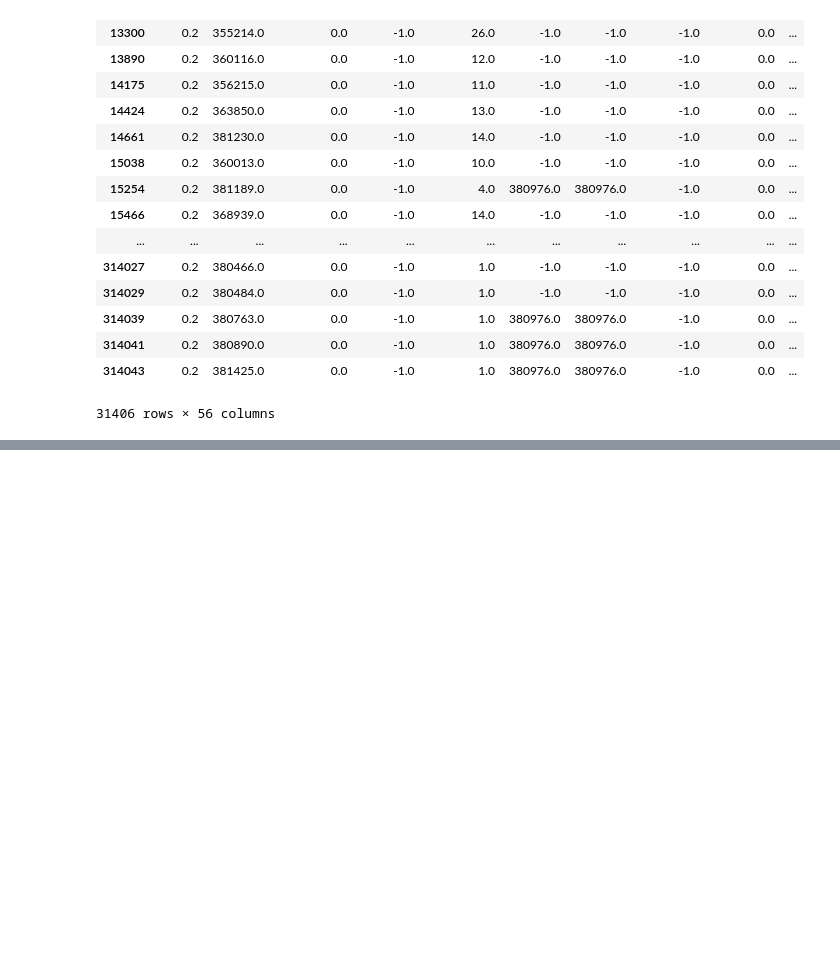
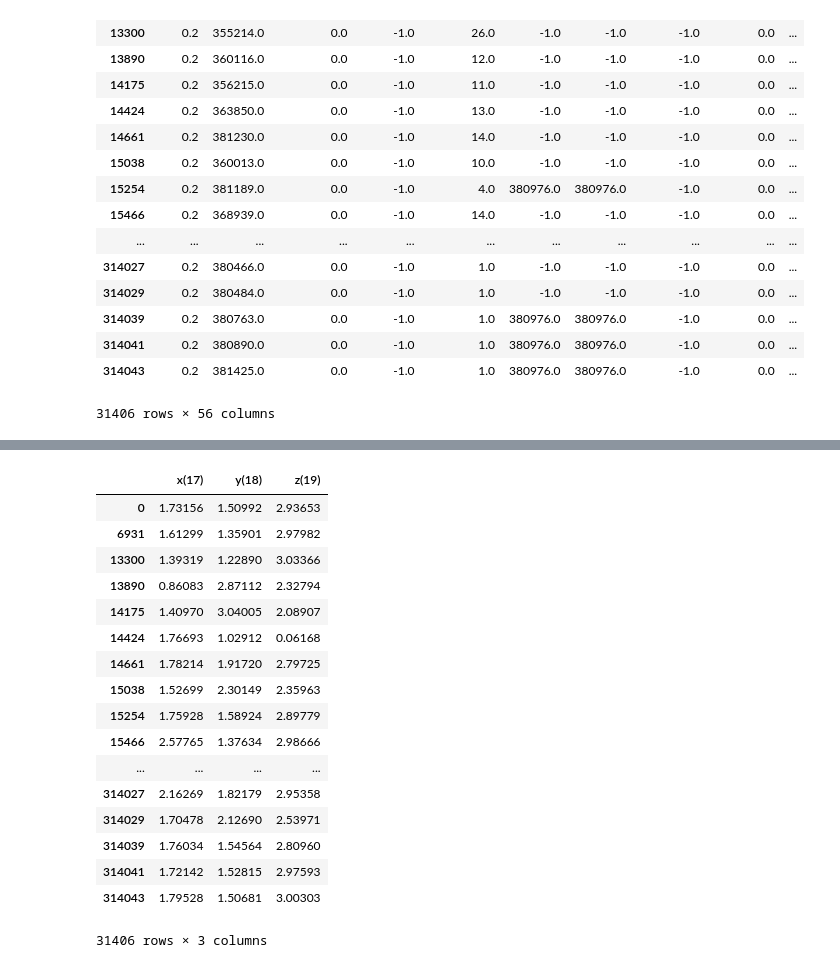
Before and after one commit to jortiz630/Dark-Matter-Tree-Data, a Jupyter notebook: DMDataAnalysis_py2.ipynb, the cells around one changed output, grey strips where cells are left out. Saved outputs shown, nothing was run; the diff lists cells and outputs as text; code cells hidden in the pictures; blank space fills up the shorter version.

```diff
--- a/DMDataAnalysis_py2.ipynb
+++ b/DMDataAnalysis_py2.ipynb
@@ -80,0 +117,22 @@ mass.plot.hist(loglog=True, bins = 3000, figsize = (16,6)) # Histogram of DM hal
+# %%
+halosPosAtScale0_2 = halosAtScale0_2.iloc[:,17:20]
+halosPosAtScale0_2 # DataFrame of DM halos and only their position (x,y,z) at scale factor of 0.2.
+# %% [output]
+|  | x(17) | y(18) | z(19) |
+| 0 | 1.73156 | 1.50992 | 2.93653 |
+| 6931 | 1.61299 | 1.35901 | 2.97982 |
+| 13300 | 1.39319 | 1.22890 | 3.03366 |
+| 13890 | 0.86083 | 2.87112 | 2.32794 |
+| 14175 | 1.40970 | 3.04005 | 2.08907 |
+| 14424 | 1.76693 | 1.02912 | 0.06168 |
+| 14661 | 1.78214 | 1.91720 | 2.79725 |
+| 15038 | 1.52699 | 2.30149 | 2.35963 |
+| 15254 | 1.75928 | 1.58924 | 2.89779 |
+| 15466 | 2.57765 | 1.37634 | 2.98666 |
+| ... | ... | ... | ... |
+| 314027 | 2.16269 | 1.82179 | 2.95358 |
+| 314029 | 1.70478 | 2.12690 | 2.53971 |
+| 314039 | 1.76034 | 1.54564 | 2.80960 |
+| 314041 | 1.72142 | 1.52815 | 2.97593 |
+| 314043 | 1.79528 | 1.50681 | 3.00303 |
+31406 rows × 3 columns
```
Also changed, not shown: parts of 9 cells of this notebook.
